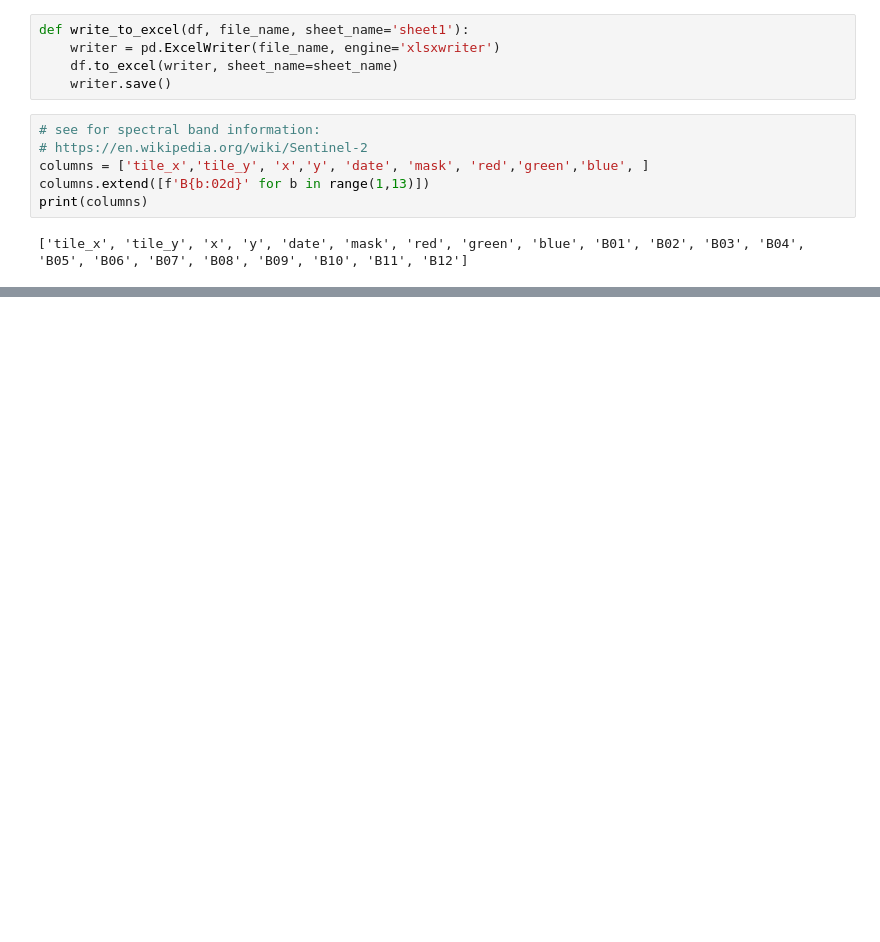
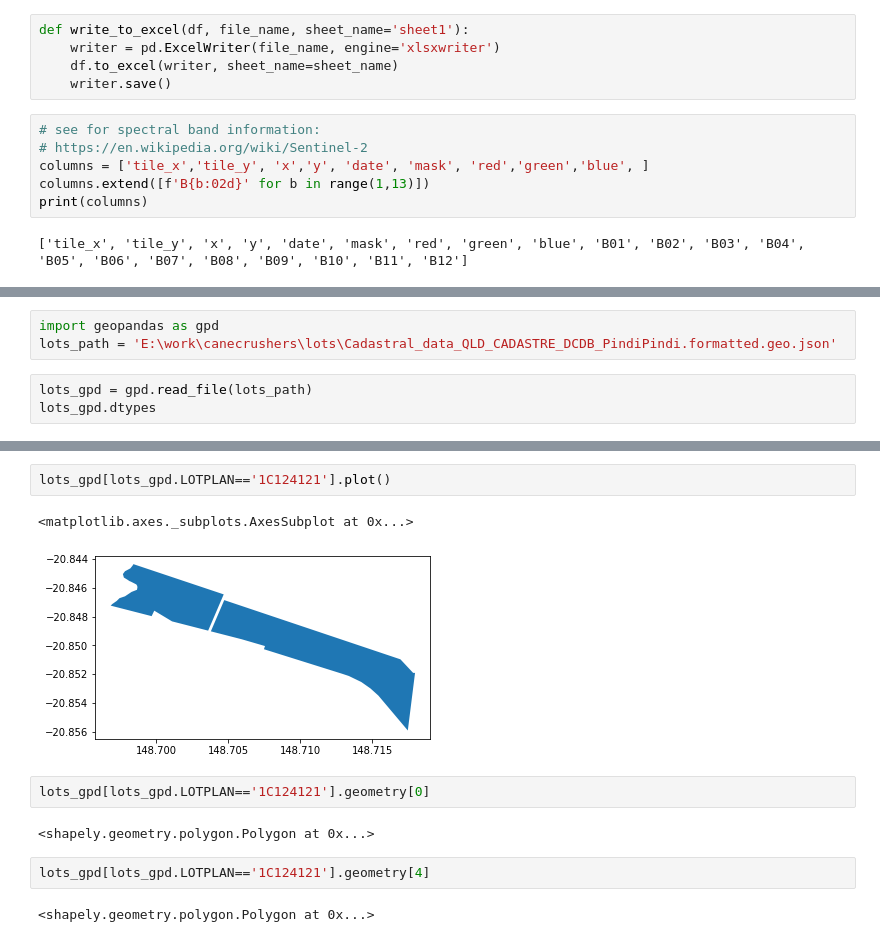
Before and after one commit to Canecrushers/image2db, a Jupyter notebook: phase-01-extract-pixel-values.ipynb, the cells around one changed output, grey strips where cells are left out. Cells and saved outputs as stored; diff of their text form; blank space fills up the shorter version.

Commit message:
pixels to lat lon + lat lon to lotplans (wip)

```diff
--- a/phase-01-extract-pixel-values.ipynb
+++ b/phase-01-extract-pixel-values.ipynb
@@ -217,0 +229,6 @@ df.dtypes
+# %%
+import geopandas as gpd
+lots_path = 'E:\work\canecrushers\lots\Cadastral_data_QLD_CADASTRE_DCDB_PindiPindi.formatted.geo.json'
+# %%
+lots_gpd = gpd.read_file(lots_path)
+lots_gpd.dtypes
@@ -217,0 +279,13 @@ df.dtypes
+# %%
+lots_gpd[lots_gpd.LOTPLAN=='1C124121'].plot()
+# %% [output]
+<matplotlib.axes._subplots.AxesSubplot at 0x...>
+[figure, added]
+# %%
+lots_gpd[lots_gpd.LOTPLAN=='1C124121'].geometry[0]
+# %% [output]
+<shapely.geometry.polygon.Polygon at 0x...>
+# %%
+lots_gpd[lots_gpd.LOTPLAN=='1C124121'].geometry[4]
+# %% [output]
+<shapely.geometry.polygon.Polygon at 0x...>
```
Also changed, not shown: parts of 14 cells of this notebook, 1 other file.
